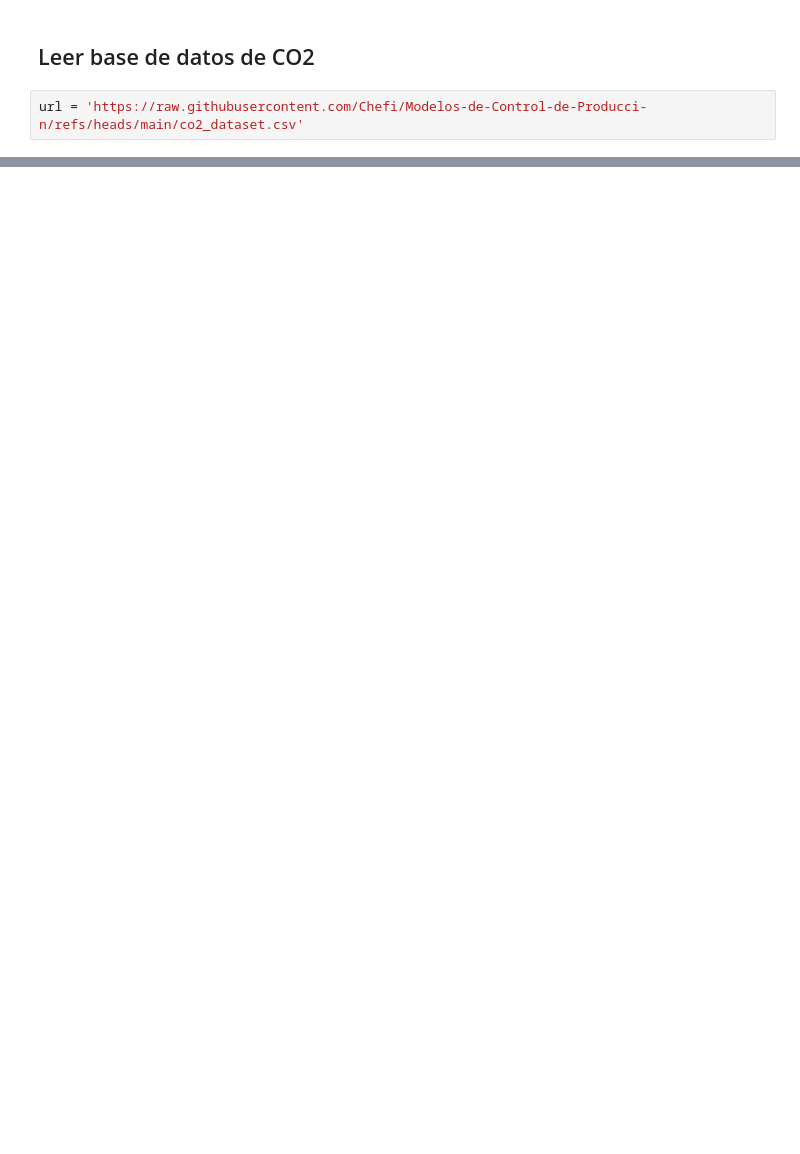
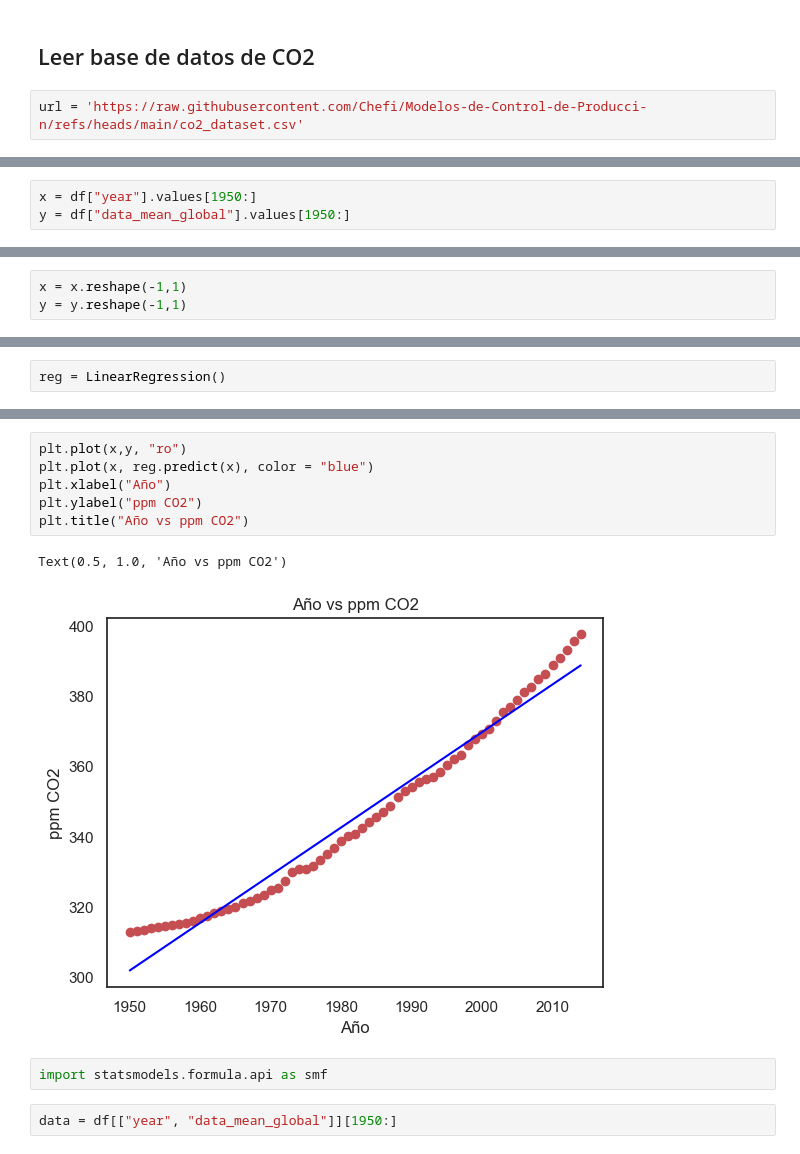
Before and after one commit to Chefi/Modelos-de-Control-de-Producci-n, a Jupyter notebook: Regresion Lineal en Pronosticos.ipynb, the cells around one changed output, grey strips where cells are left out. Saved outputs shown, nothing was run; the diff lists cells and outputs as text; blank space fills up the shorter version.

```diff
--- a/Regresion Lineal en Pronosticos.ipynb
+++ b/Regresion Lineal en Pronosticos.ipynb
@@ -23,0 +64,3 @@ HTTPError: HTTP Error 404: Not Found
+# %%
+x = df["year"].values[1950:]
+y = df["data_mean_global"].values[1950:]
@@ -23,0 +71,3 @@ HTTPError: HTTP Error 404: Not Found
+# %%
+x = x.reshape(-1,1)
+y = y.reshape(-1,1)
@@ -23,0 +84,2 @@ HTTPError: HTTP Error 404: Not Found
+# %%
+reg = LinearRegression()
@@ -23,0 +135,13 @@ HTTPError: HTTP Error 404: Not Found
+# %%
+plt.plot(x,y, "ro")
+plt.plot(x, reg.predict(x), color = "blue")
+plt.xlabel("Año")
+plt.ylabel("ppm CO2")
+plt.title("Año vs ppm CO2")
+# %% [output]
+Text(0.5, 1.0, 'Año vs ppm CO2')
+[figure, added]
+# %%
+import statsmodels.formula.api as smf
+# %%
+data = df[["year", "data_mean_global"]][1950:]
```
Also changed, not shown: parts of 32 cells of this notebook.
